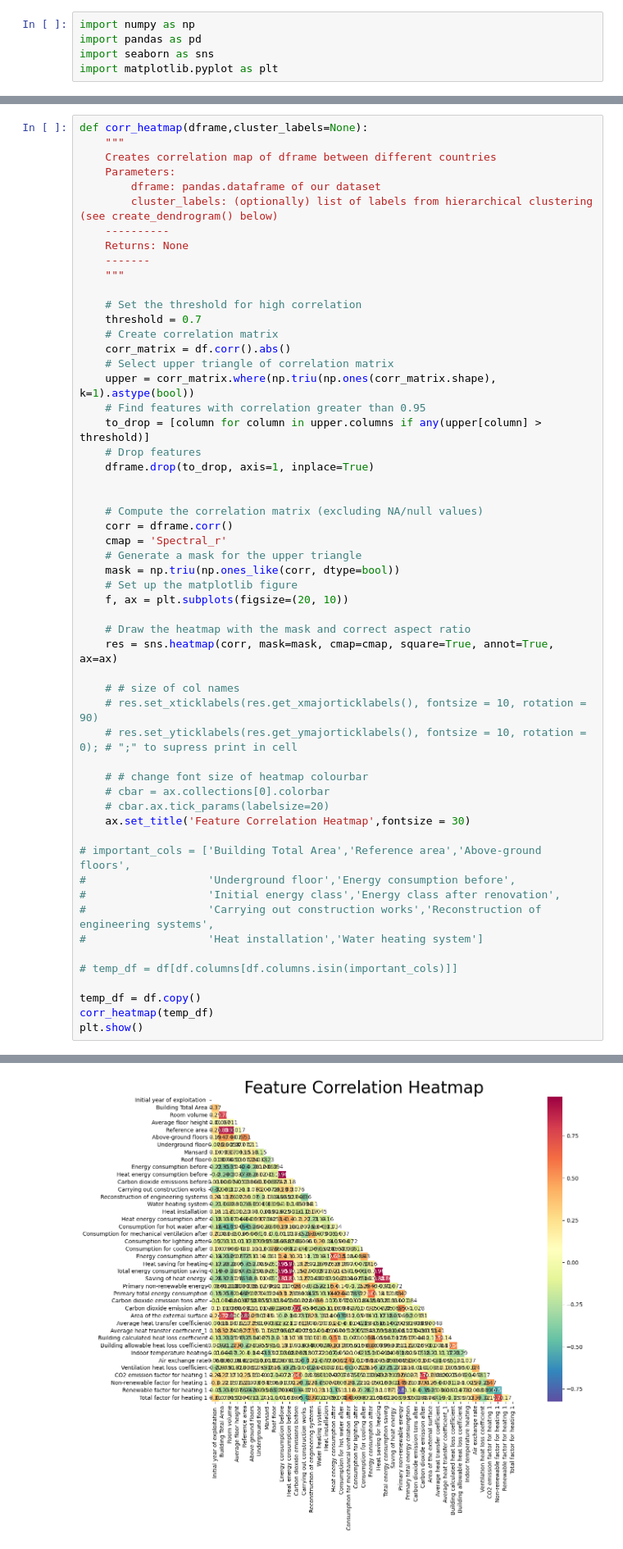
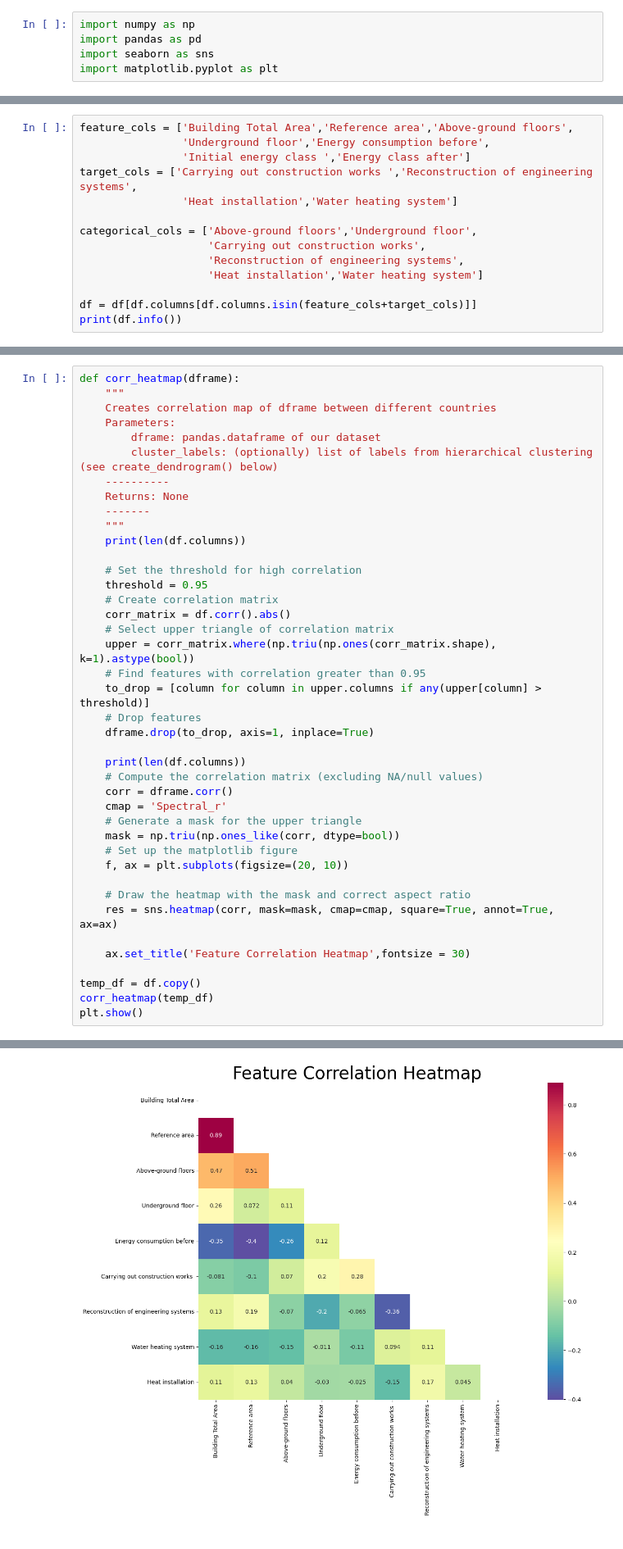
Before and after one commit to epu-ntua/enershare-ai4ef, a Jupyter notebook: EF_comp_eda.ipynb, the cells around one changed output, grey strips where cells are left out. Shown at 82% size. Saved outputs shown, nothing was run; the diff lists cells and outputs as text.

```diff
--- a/EF_comp_eda.ipynb
+++ b/EF_comp_eda.ipynb
@@ -27,0 +27,14 @@ None
+# %%
+feature_cols = ['Building Total Area','Reference area','Above-ground floors',
+                'Underground floor','Energy consumption before',
+                'Initial energy class ','Energy class after']
+target_cols = ['Carrying out construction works ','Reconstruction of engineering systems',
+                'Heat installation','Water heating system']
+
+categorical_cols = ['Above-ground floors','Underground floor',
+                    'Carrying out construction works',
+                    'Reconstruction of engineering systems',
+                    'Heat installation','Water heating system']
+
+df = df[df.columns[df.columns.isin(feature_cols+target_cols)]]
+print(df.info())
@@ -55,5 +88,5 @@ create_barplots()
 # %%
-def corr_heatmap(dframe,cluster_labels=None):
+def corr_heatmap(dframe):
     """
     Creates correlation map of dframe between different countries
     Parameters:
@@ -63,9 +96,10 @@ def corr_heatmap(dframe,cluster_labels=None):
     Returns: None
     -------
     """
+    print(len(df.columns))
 
     # Set the threshold for high correlation
-    threshold = 0.7
+    threshold = 0.95
     # Create correlation matrix
     corr_matrix = df.corr().abs()
     # Select upper triangle of correlation matrix
@@ -75,7 +109,7 @@ def corr_heatmap(dframe,cluster_labels=None):
     # Drop features
     dframe.drop(to_drop, axis=1, inplace=True)
 
-
+    print(len(df.columns))
     # Compute the correlation matrix (excluding NA/null values)
     corr = dframe.corr()
     cmap = 'Spectral_r'
@@ -87,22 +121,7 @@ def corr_heatmap(dframe,cluster_labels=None):
     # Draw the heatmap with the mask and correct aspect ratio
     res = sns.heatmap(corr, mask=mask, cmap=cmap, square=True, annot=True, ax=ax)
 
-    # # size of col names
-    # res.set_xticklabels(res.get_xmajorticklabels(), fontsize = 10, rotation = 90)
-    # res.set_yticklabels(res.get_ymajorticklabels(), fontsize = 10, rotation = 0); # ";" to supress print in cell
-
-    # # change font size of heatmap colourbar
-    # cbar = ax.collections[0].colorbar
-    # cbar.ax.tick_params(labelsize=20)
     ax.set_title('Feature Correlation Heatmap',fontsize = 30)
-
-# important_cols = ['Building Total Area','Reference area','Above-ground floors',
-#                   'Underground floor','Energy consumption before',
-#                   'Initial energy class','Energy class after renovation',
-#                   'Carrying out construction works','Reconstruction of engineering systems',
-#                   'Heat installation','Water heating system']
-
-# temp_df = df[df.columns[df.columns.isin(important_cols)]]
 
 temp_df = df.copy()
 corr_heatmap(temp_df)
@@ -111 +132 @@ plt.show()
-[figure, old version]
+[figure, new version]
```
Also changed, not shown: parts of 13 cells of this notebook, 2 other files.
